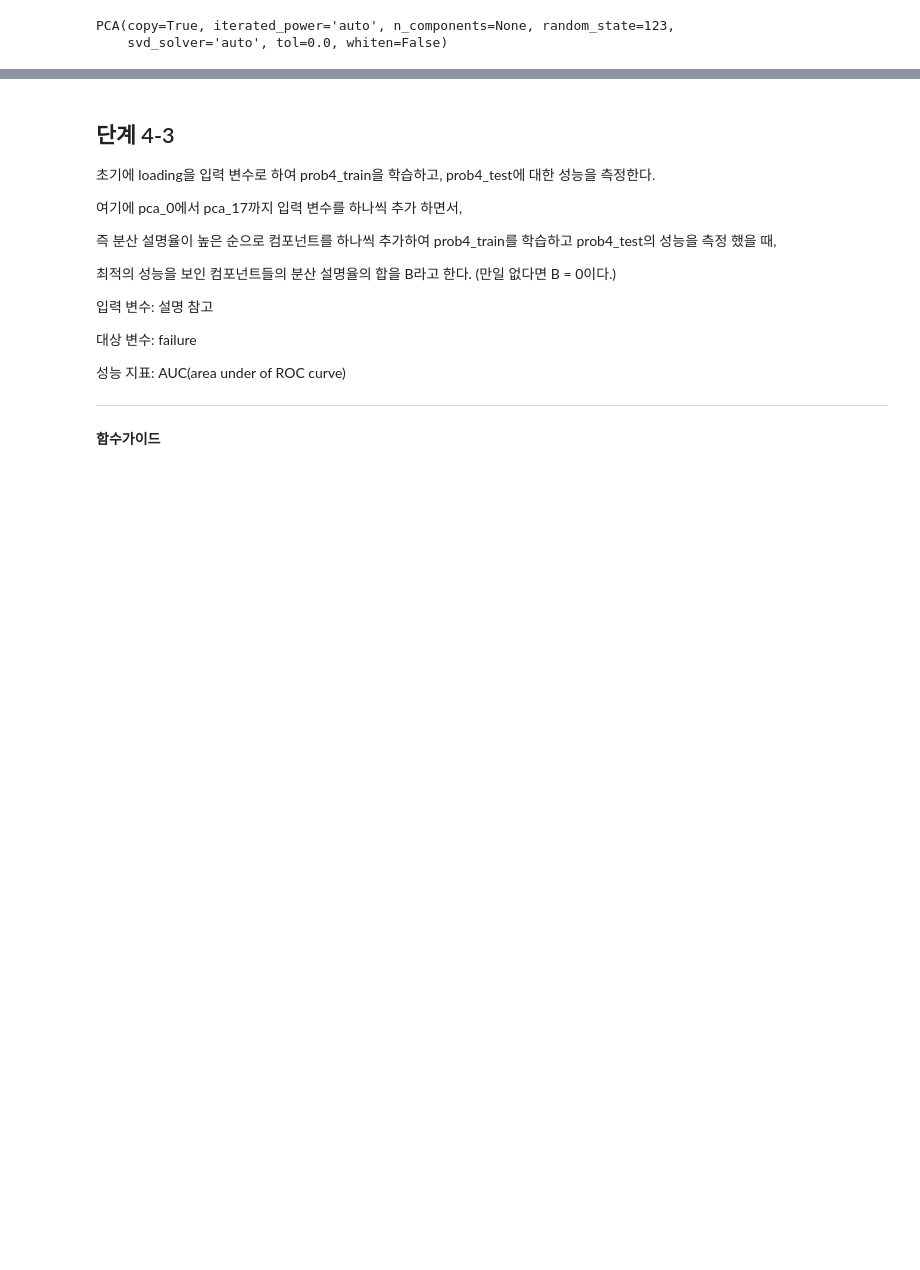
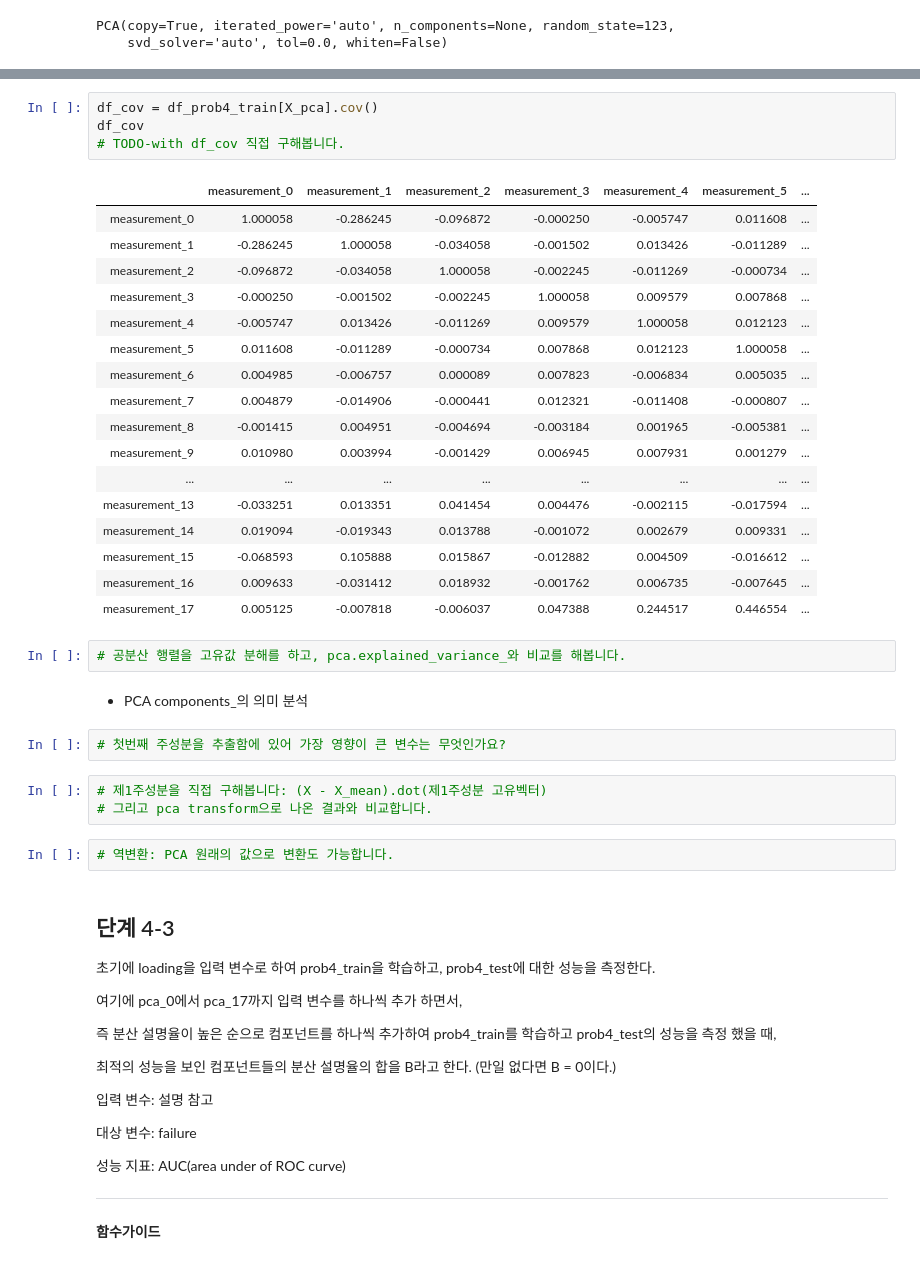
Before and after one commit to sunkusun9/DS_lv3_2410_2, a Jupyter notebook: sec_ds_lv3_prob1_prob.ipynb, the cells around one changed output, grey strips where cells are left out. Cells and saved outputs as stored; diff of their text form; blank space fills up the shorter version.

```diff
--- a/sec_ds_lv3_prob1_prob.ipynb
+++ b/sec_ds_lv3_prob1_prob.ipynb
@@ -1181,3 +1340,36 @@ df_prob4_test = pd.concat([
+# %%
+df_cov = df_prob4_train[X_pca].cov()
+df_cov
+# TODO-with df_cov 직접 구해봅니다.
+# %% [output]
+|  | measurement_0 | measurement_1 | measurement_2 | measurement_3 | measurement_4 | measurement_5 | ... |
+| measurement_0 | 1.000058 | -0.286245 | -0.096872 | -0.000250 | -0.005747 | 0.011608 | ... |
+| measurement_1 | -0.286245 | 1.000058 | -0.034058 | -0.001502 | 0.013426 | -0.011289 | ... |
+| measurement_2 | -0.096872 | -0.034058 | 1.000058 | -0.002245 | -0.011269 | -0.000734 | ... |
+| measurement_3 | -0.000250 | -0.001502 | -0.002245 | 1.000058 | 0.009579 | 0.007868 | ... |
+| measurement_4 | -0.005747 | 0.013426 | -0.011269 | 0.009579 | 1.000058 | 0.012123 | ... |
+| measurement_5 | 0.011608 | -0.011289 | -0.000734 | 0.007868 | 0.012123 | 1.000058 | ... |
+| measurement_6 | 0.004985 | -0.006757 | 0.000089 | 0.007823 | -0.006834 | 0.005035 | ... |
+| measurement_7 | 0.004879 | -0.014906 | -0.000441 | 0.012321 | -0.011408 | -0.000807 | ... |
+| measurement_8 | -0.001415 | 0.004951 | -0.004694 | -0.003184 | 0.001965 | -0.005381 | ... |
+| measurement_9 | 0.010980 | 0.003994 | -0.001429 | 0.006945 | 0.007931 | 0.001279 | ... |
+| ... | ... | ... | ... | ... | ... | ... | ... |
+| measurement_13 | -0.033251 | 0.013351 | 0.041454 | 0.004476 | -0.002115 | -0.017594 | ... |
+| measurement_14 | 0.019094 | -0.019343 | 0.013788 | -0.001072 | 0.002679 | 0.009331 | ... |
+| measurement_15 | -0.068593 | 0.105888 | 0.015867 | -0.012882 | 0.004509 | -0.016612 | ... |
+| measurement_16 | 0.009633 | -0.031412 | 0.018932 | -0.001762 | 0.006735 | -0.007645 | ... |
+| measurement_17 | 0.005125 | -0.007818 | -0.006037 | 0.047388 | 0.244517 | 0.446554 | ... |
+# %%
+# 공분산 행렬을 고유값 분해를 하고, pca.explained_variance_와 비교를 해봅니다.
+# %% [markdown]
+- PCA components_의 의미 분석
+# %%
+# 첫번째 주성분을 추출함에 있어 가장 영향이 큰 변수는 무엇인가요?
+# %%
+# 제1주성분을 직접 구해봅니다: (X - X_mean).dot(제1주성분 고유벡터)
+# 그리고 pca transform으로 나온 결과와 비교합니다.
+# %%
+# 역변환: PCA 원래의 값으로 변환도 가능합니다.
 # %% [markdown]
 ## 단계 4-3
 
```
Also changed, not shown: parts of 99 cells of this notebook.
